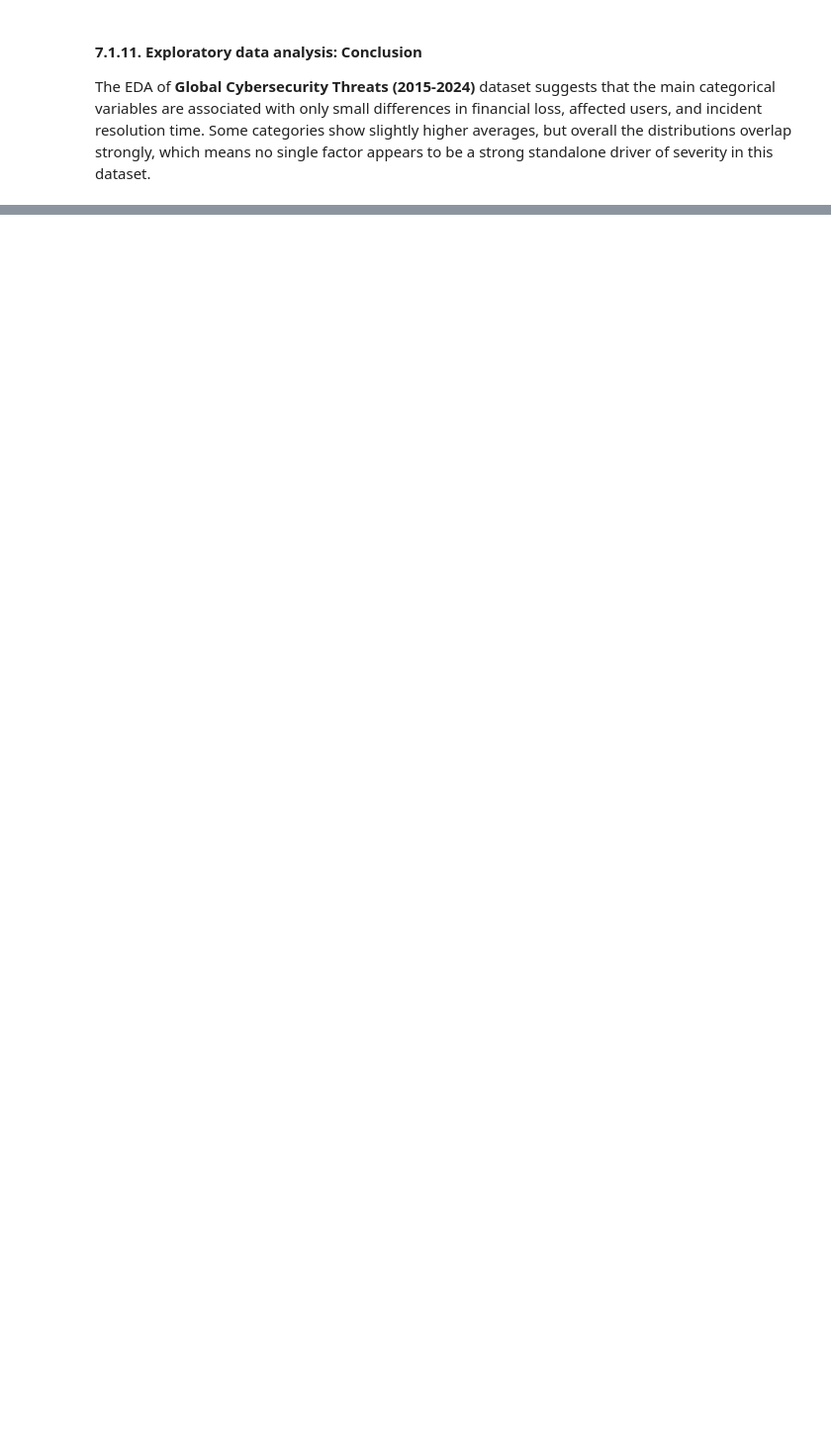
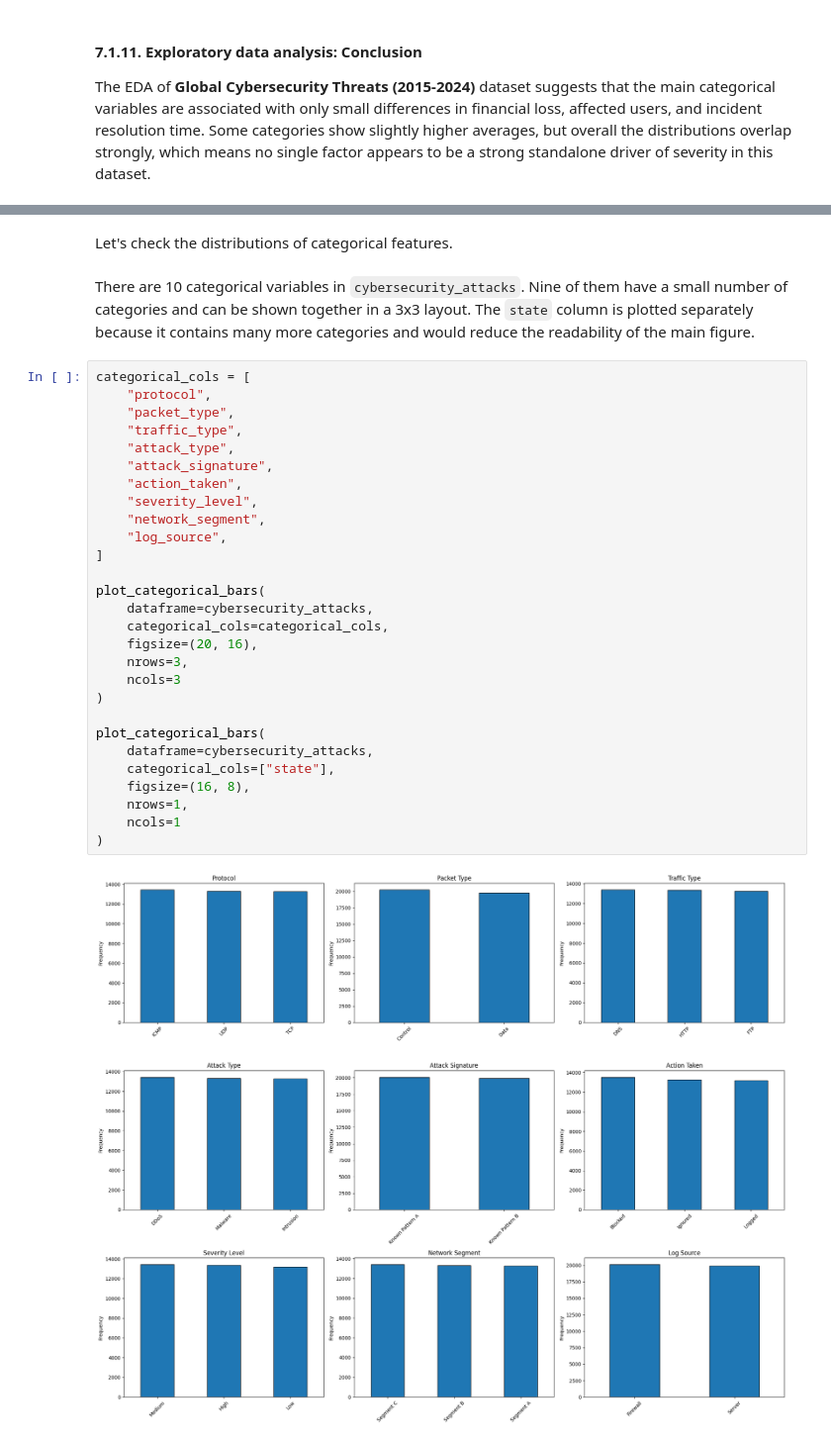
Before and after one commit to AlexanderPanagyurski/cyberattack-severity-analysis, a Jupyter notebook: Drivers of Cyberattack Severity.ipynb, the cells around one changed output, grey strips where cells are left out. Shown at 99% size. Cells and saved outputs as stored; diff of their text form; blank space fills up the shorter version.

Commit message:
Exploratory data analysis: check the distributions for the categorical variables of cybersecurity_attacks

```diff
--- a/Drivers of Cyberattack Severity.ipynb
+++ b/Drivers of Cyberattack Severity.ipynb
@@ -1689,0 +1749,35 @@ The EDA of **Global Cybersecurity Threats (2015-2024)** dataset suggests that th
+# %% [markdown]
+Let's check the distributions of categorical features.
+# %% [markdown]
+There are 10 categorical variables in `cybersecurity_attacks`. Nine of them have a small number of categories and can be shown together in a 3x3 layout.
+The `state` column is plotted separately because it contains many more categories and would reduce the readability of the main figure.
+# %%
+categorical_cols = [
+    "protocol",
+    "packet_type",
+    "traffic_type",
+    "attack_type",
+    "attack_signature",
+    "action_taken",
+    "severity_level",
+    "network_segment",
+    "log_source",
+]
+
+plot_categorical_bars(
+    dataframe=cybersecurity_attacks,
+    categorical_cols=categorical_cols,
+    figsize=(20, 16),
+    nrows=3,
+    ncols=3
+)
+
+plot_categorical_bars(
+    dataframe=cybersecurity_attacks,
+    categorical_cols=["state"],
+    figsize=(16, 8),
+    nrows=1,
+    ncols=1
+)
+# %% [output]
+[figure, added]
```
Also changed, not shown: parts of 8 cells of this notebook.
